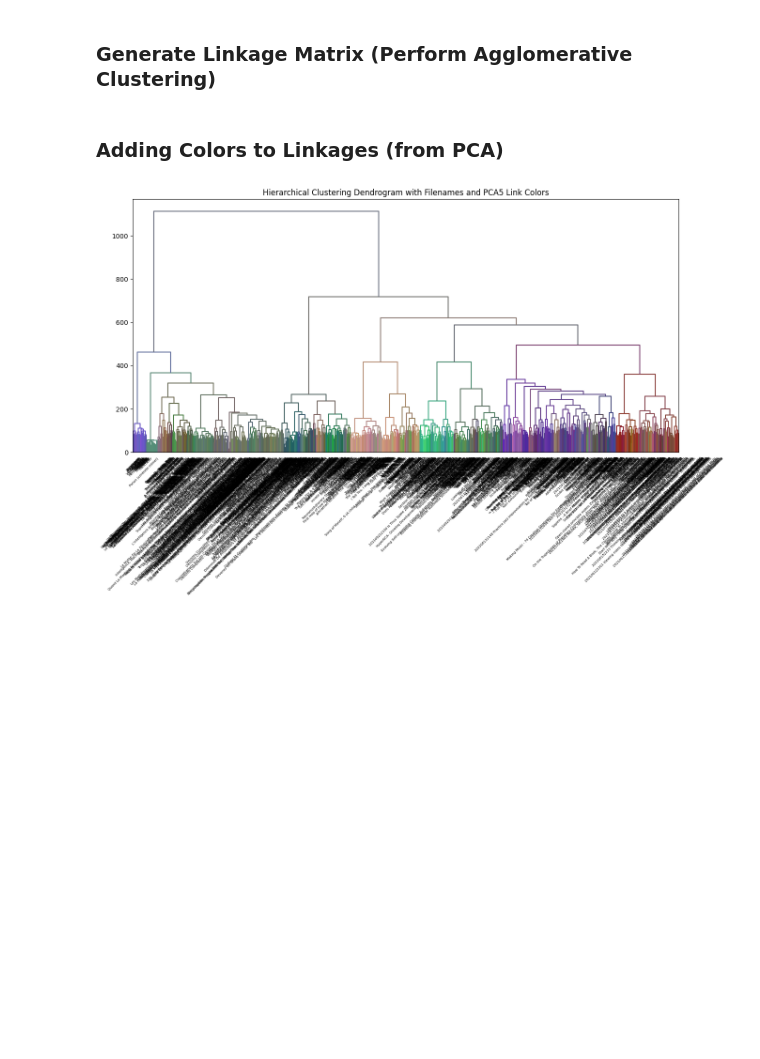
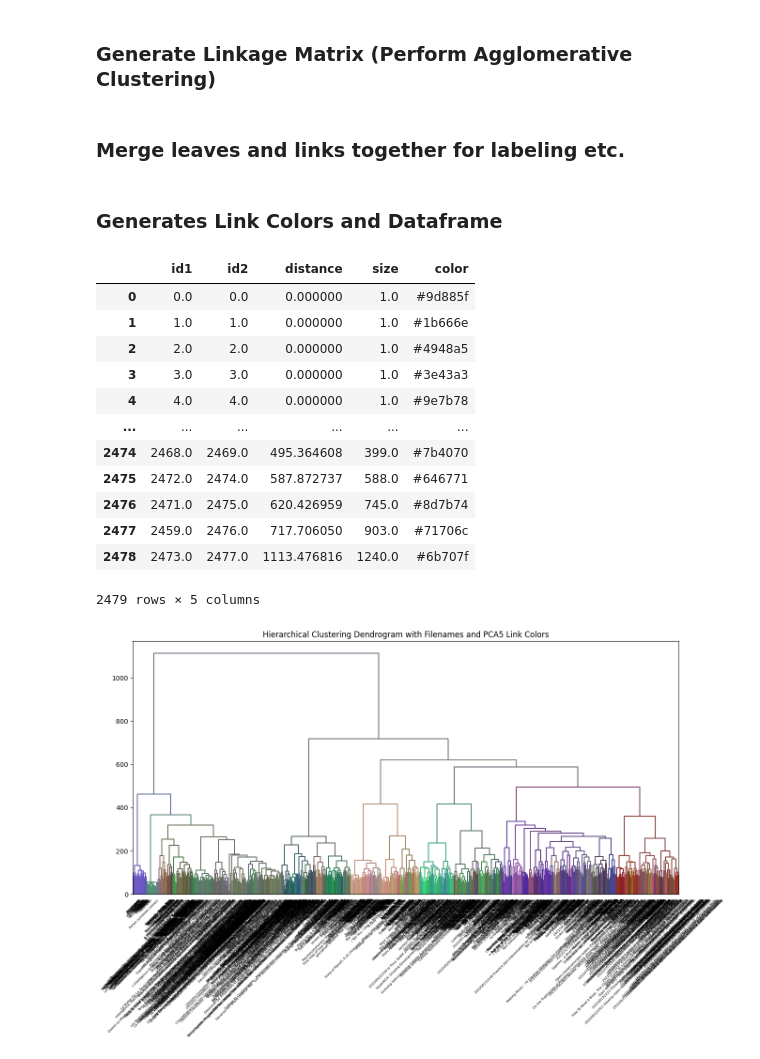
Before and after one commit to loci-maps/fractal-embeddings, a Jupyter notebook: demo.ipynb, the cells around one changed output. Saved outputs shown, nothing was run; the diff lists cells and outputs as text; code cells hidden in the pictures; blank space fills up the shorter version.

```diff
--- a/demo.ipynb
+++ b/demo.ipynb
@@ -173,5 +190,5 @@ import matplotlib.pyplot as plt
 
 # Perform hierarchical clustering using the 'ward' method
 linked = linkage(embeddings, method='ward')
-# %% [markdown]
-### Adding Colors to Linkages (from PCA)
+# %% [markdown]
+### Merge leaves and links together for labeling etc.
@@ -178,3 +228,5 @@ linked = linkage(embeddings, method='ward')
+# %% [markdown]
+### Generates Link Colors and Dataframe
 # %%
 import matplotlib.colors as mcolors
 
@@ -223,3 +251,33 @@ colors = [mcolors.to_hex(color) for color in colors]
+# %%
+num_leaves = len(filenames)
+
+# Creates a 2d array matching the linkage matrix but is leafid, leafid, 0, 1
+leaves = [[leaf, leaf, 0, 1] for leaf in range(len(filenames))]
+
+# Creates a dataframes with the leaves, with the index as leafid
+linked_df = pd.DataFrame(leaves, columns=['id1', 'id2', 'distance', 'size'], index=range(num_leaves))
+
+# Adds the linkage matrix to the dataframe (using concat), indexing it properly from num_samples to num_samples + num_links
+linked_df = pd.concat([linked_df, pd.DataFrame(linked, columns=['id1', 'id2', 'distance', 'size'], index=range(num_leaves, num_leaves + len(linked)))])
+
+# Adds the colors to the dataframe
+linked_df['color'] = link_leaf_colors
+
+linked_df
+# %% [output]
+|  | id1 | id2 | distance | size | color |
+| 0 | 0.0 | 0.0 | 0.000000 | 1.0 | #9d885f |
+| 1 | 1.0 | 1.0 | 0.000000 | 1.0 | #1b666e |
+| 2 | 2.0 | 2.0 | 0.000000 | 1.0 | #4948a5 |
+| 3 | 3.0 | 3.0 | 0.000000 | 1.0 | #3e43a3 |
+| 4 | 4.0 | 4.0 | 0.000000 | 1.0 | #9e7b78 |
+| ... | ... | ... | ... | ... | ... |
+| 2474 | 2468.0 | 2469.0 | 495.364608 | 399.0 | #7b4070 |
+| 2475 | 2472.0 | 2474.0 | 587.872737 | 588.0 | #646771 |
+| 2476 | 2471.0 | 2475.0 | 620.426959 | 745.0 | #8d7b74 |
+| 2477 | 2459.0 | 2476.0 | 717.706050 | 903.0 | #71706c |
+| 2478 | 2473.0 | 2477.0 | 1113.476816 | 1240.0 | #6b707f |
+2479 rows × 5 columns
 # %%
 # Plot the dendrogram with custom labels and link colors
 plt.figure(figsize=(15, 7))
```
Also changed, not shown: parts of 31 cells of this notebook, 3 other files.
